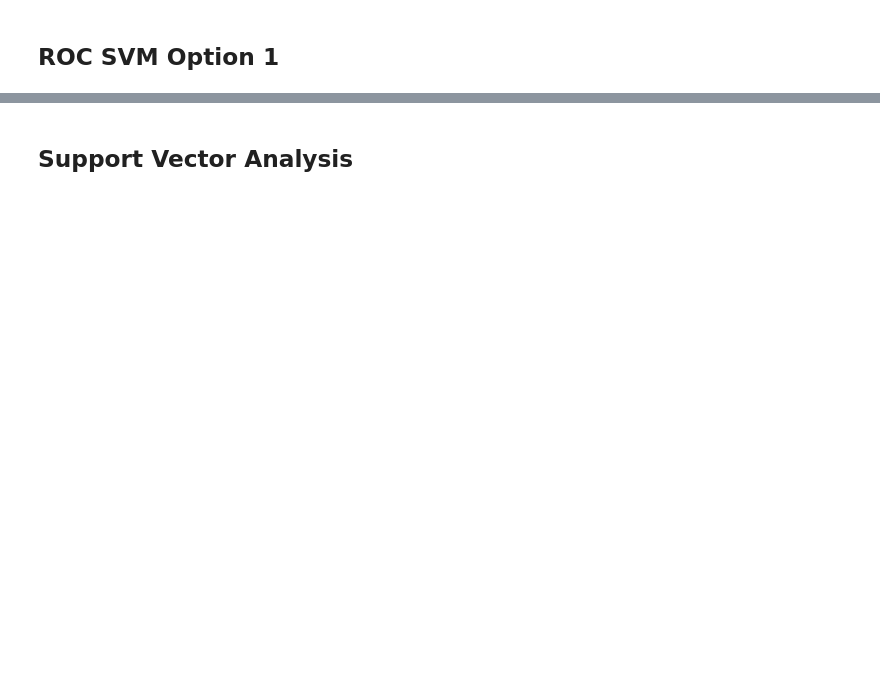
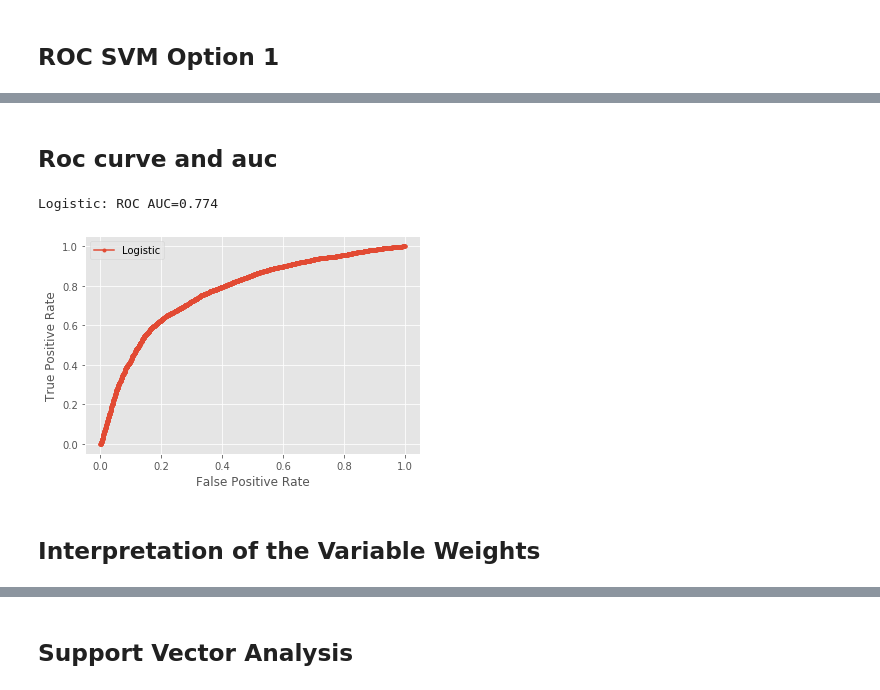
Before and after one commit to tinapai/SMUMSDS-ML1, a Jupyter notebook: Minilab.ipynb, the cells around one changed output, grey strips where cells are left out. Cells and saved outputs as stored; diff of their text form; code cells hidden in the pictures; blank space fills up the shorter version.

```diff
--- a/Minilab.ipynb
+++ b/Minilab.ipynb
@@ -561,15 +560,6 @@ Option 3 is a model with all of the significant variables: bmi,  age, ap_lo, ap_
 # %%
 y = df['cardio'].values # get the labels we want
 X = df[['bmi','age','ap_lo','ap_hi','cholesterol','gluc','smoke','alco','active']].values
-# %%
-#make CV spit 80/20 object
-from sklearn.model_selection import ShuffleSplit
-num_cv_iterations = 3
-num_instances = len(y)
-cv_object = ShuffleSplit(n_splits=num_cv_iterations,
-                         test_size  = 0.2)
-
-print(cv_object)
 # %% [markdown]
 ### Logistic Regression  Option 3 Non-Scaled Data
 # %%
@@ -858,5 +869,5 @@ svm = Pipeline([
     ('scaler', StandardScaler()),
     ('classifier', SGDClassifier())])
 
-clf = GridSearchCV(svm, param_grid, scoring="roc_auc")
-clf.fit(X, y)
+fav_svm_clf = GridSearchCV(svm, param_grid, scoring="roc_auc")
+fav_svm_clf.fit(X, y)
@@ -876,9 +929,8 @@ for mean, stdev, param in zip(means, stds, params):
 ## Probability Calibration - SVM Option 1
 # %%
 #https://machinelearningmastery.com/calibrated-classification-model-in-scikit-learn/
-from sklearn.calibration import CalibratedClassifierCV
 
-model = clf.best_estimator_ #this was alpha=.1, loss='modified_huber', penalty='elasticnet'
+model = fav_svm_clf.best_estimator_ #this was alpha=.1, loss='modified_huber', penalty='elasticnet'
 calibrator = CalibratedClassifierCV(model, cv=3)
 
 aucs = cross_val_score(calibrator, X, y=y, cv=cv_object, scoring = 'roc_auc')
@@ -885,0 +940,6 @@ print(aucs)
+# %%
+f1score = cross_val_score(calibrator, X, y=y, cv=cv_object, scoring = 'f1')
+print("F1 Score Values:", f1score)
+
+acc = cross_val_score(calibrator, X, y=y, cv=cv_object, scoring = 'accuracy')
+print("Accuracy Values: ", acc)
@@ -937,0 +1100,30 @@ for alpha in np.nditer(alphas):
+# %% [markdown]
+## Roc curve and auc
+# %%
+# roc curve and auc
+fav_lr_clf.fit(X_train, y_train)
+
+# predict probabilities
+lr_probs = fav_lr_clf.predict_proba(X_test)
+# keep probabilities for the positive outcome only
+lr_probs = lr_probs[:, 1]
+# calculate scores
+lr_auc = roc_auc_score(y_test, lr_probs)
+# summarize scores\
+print('Logistic: ROC AUC=%.3f' % (lr_auc))
+# calculate roc curves
+lr_fpr, lr_tpr, _ = roc_curve(y_test, lr_probs)
+# plot the roc curve for the model
+pyplot.plot(lr_fpr, lr_tpr, marker='.', label='Logistic')
+# axis labels
+pyplot.xlabel('False Positive Rate')
+pyplot.ylabel('True Positive Rate')
+# show the legend
+pyplot.legend()
+# show the plot
+pyplot.show()
+# %% [output]
+Logistic: ROC AUC=0.774
+[figure, added]
+# %% [markdown]
+## Interpretation of the Variable Weights
```
Also changed, not shown: parts of 91 cells of this notebook.
